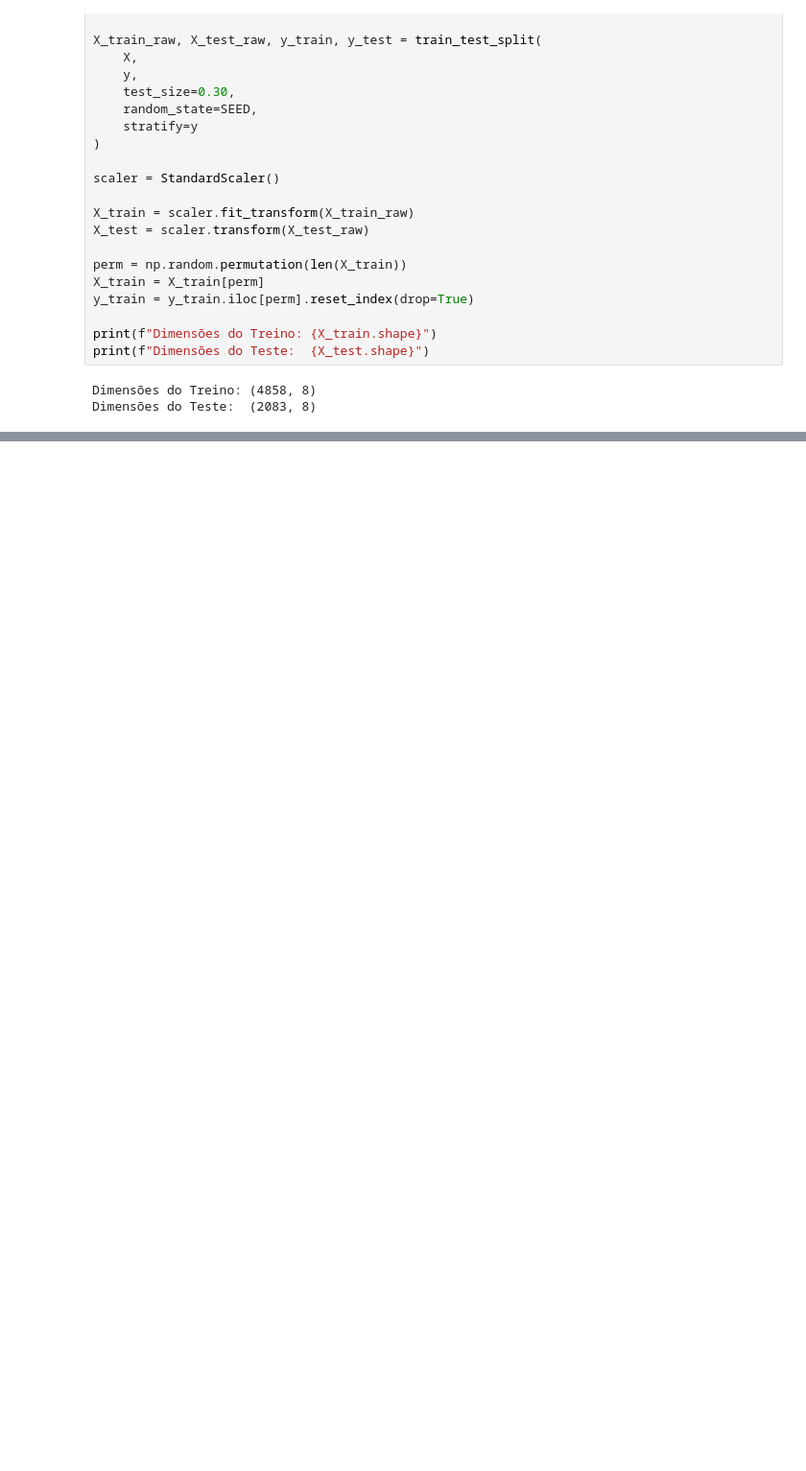
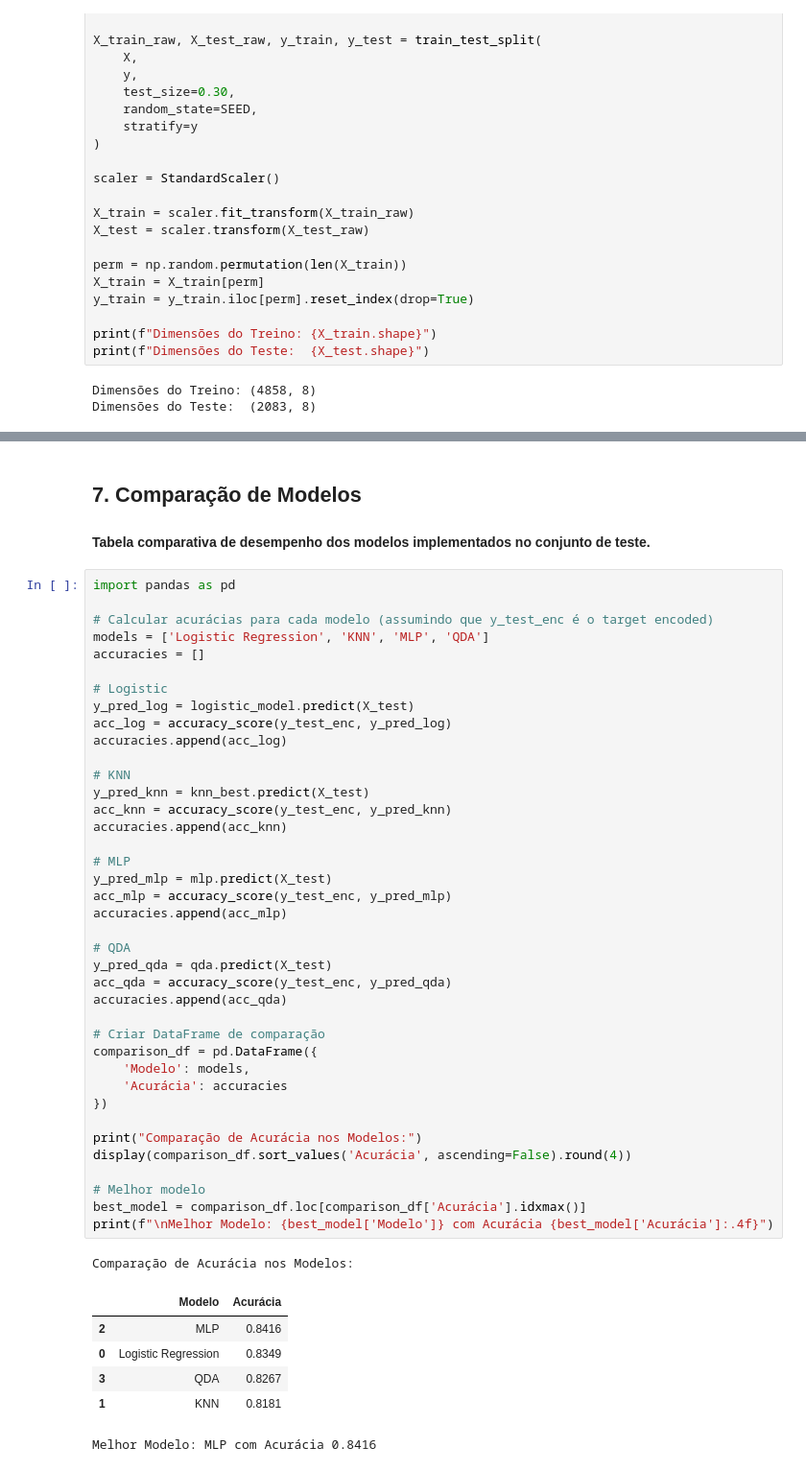
Before and after one commit to diego-nac/ica-homeworks, a Jupyter notebook: homework3/code.ipynb, the cells around one changed output, grey strips where cells are left out. Shown at 96% size. Saved outputs shown, nothing was run; the diff lists cells and outputs as text; blank space fills up the shorter version.

```diff
--- a/homework3/code.ipynb
+++ b/homework3/code.ipynb
@@ -527,0 +693,51 @@ y_train (One-Hot - NeuralNet):
+# %% [markdown]
+## 7. Comparação de Modelos
+
+#### Tabela comparativa de desempenho dos modelos implementados no conjunto de teste.
+# %%
+import pandas as pd
+
+# Calcular acurácias para cada modelo (assumindo que y_test_enc é o target encoded)
+models = ['Logistic Regression', 'KNN', 'MLP', 'QDA']
+accuracies = []
+
+# Logistic
+y_pred_log = logistic_model.predict(X_test)
+acc_log = accuracy_score(y_test_enc, y_pred_log)
+accuracies.append(acc_log)
+
+# KNN
+y_pred_knn = knn_best.predict(X_test)
+acc_knn = accuracy_score(y_test_enc, y_pred_knn)
+accuracies.append(acc_knn)
+
+# MLP
+y_pred_mlp = mlp.predict(X_test)
+acc_mlp = accuracy_score(y_test_enc, y_pred_mlp)
+accuracies.append(acc_mlp)
+
+# QDA
+y_pred_qda = qda.predict(X_test)
+acc_qda = accuracy_score(y_test_enc, y_pred_qda)
+accuracies.append(acc_qda)
+
+# Criar DataFrame de comparação
+comparison_df = pd.DataFrame({
+    'Modelo': models,
+    'Acurácia': accuracies
+})
+
+print("Comparação de Acurácia nos Modelos:")
+display(comparison_df.sort_values('Acurácia', ascending=False).round(4))
+
+# Melhor modelo
+best_model = comparison_df.loc[comparison_df['Acurácia'].idxmax()]
+print(f"\nMelhor Modelo: {best_model['Modelo']} com Acurácia {best_model['Acurácia']:.4f}")
+# %% [output]
+Comparação de Acurácia nos Modelos:
+|  | Modelo | Acurácia |
+| 2 | MLP | 0.8416 |
+| 0 | Logistic Regression | 0.8349 |
+| 3 | QDA | 0.8267 |
+| 1 | KNN | 0.8181 |
+Melhor Modelo: MLP com Acurácia 0.8416
```
Also changed, not shown: parts of 27 cells of this notebook, 5 other files.
